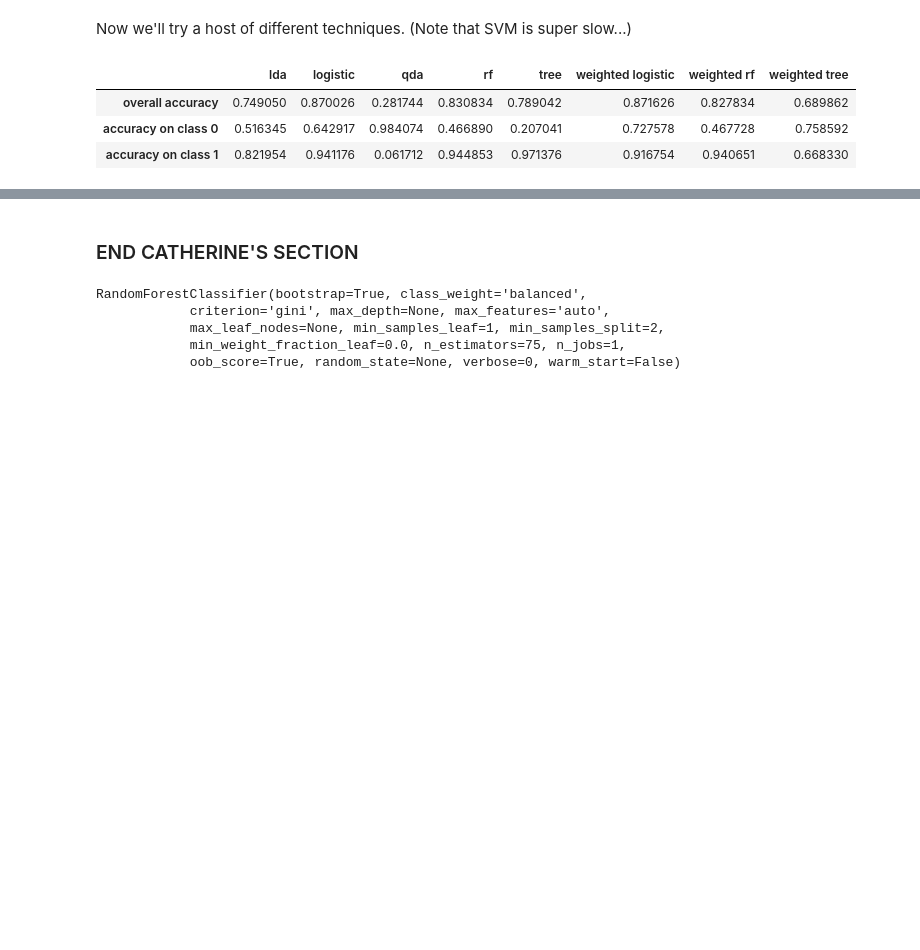
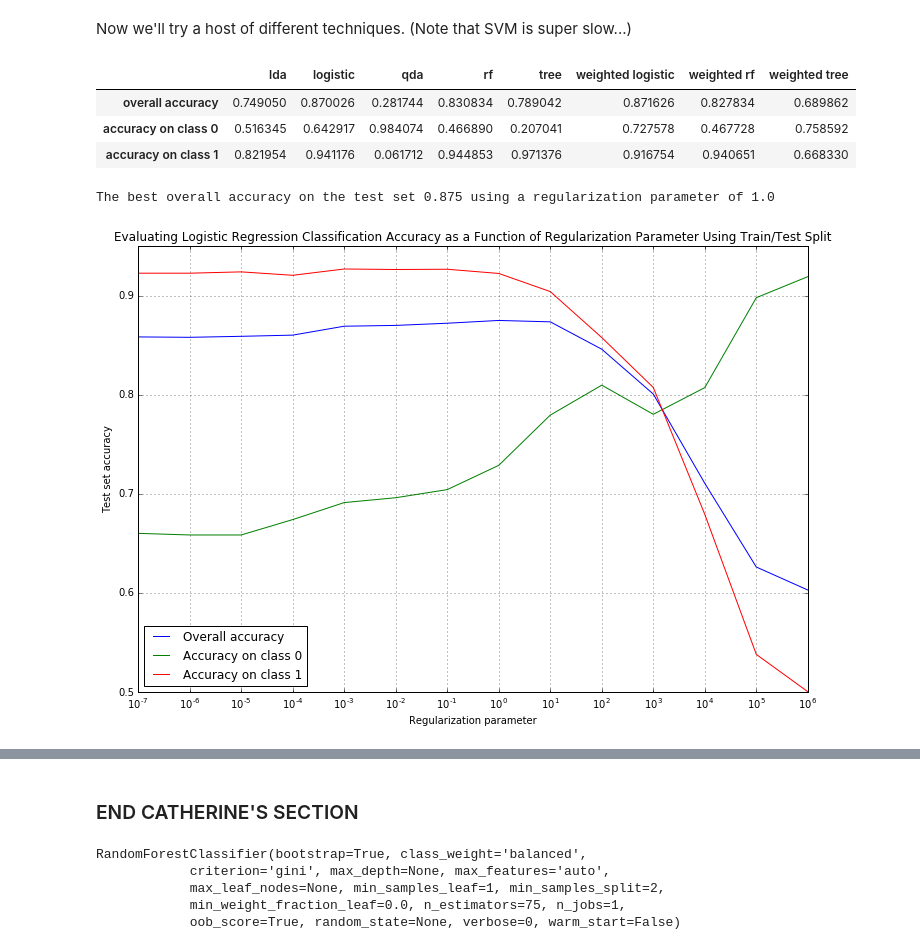
Before and after one commit to russellkune/cs109project, a Jupyter notebook: SentimentAnalysis_CL.ipynb, the cells around one changed output, grey strips where cells are left out. Cells and saved outputs as stored; diff of their text form; code cells hidden in the pictures; blank space fills up the shorter version.

```diff
--- a/SentimentAnalysis_CL.ipynb
+++ b/SentimentAnalysis_CL.ipynb
@@ -279,3 +279,39 @@ score_df
 | overall accuracy | 0.749050 | 0.870026 | 0.281744 | 0.830834 | 0.789042 | 0.871626 | 0.827834 | 0.689862 |
 | accuracy on class 0 | 0.516345 | 0.642917 | 0.984074 | 0.466890 | 0.207041 | 0.727578 | 0.467728 | 0.758592 |
 | accuracy on class 1 | 0.821954 | 0.941176 | 0.061712 | 0.944853 | 0.971376 | 0.916754 | 0.940651 | 0.668330 |
+# %%
+# DEVELOPING THE LOGISTIC MODEL -- LET'S TUNE!
+
+params = np.arange(-7, 7, 1)
+accuracies = []
+class0_acc = []
+class1_acc = []
+
+for c in params:
+
+    weighted_logistic = LogisticRegression(class_weight='balanced', C=10.0**-c) # uses L2 regularization (harsher) by default
+    # Note that C in sklearn is 1/lambda, where lambda is the regularization parameter
+    weighted_logistic.fit(x_train, y_train)
+    test_scores = score(weighted_logistic, x_test, y_test)
+
+    accuracies.append(test_scores[0])
+    class0_acc.append(test_scores[1])
+    class1_acc.append(test_scores[2])
+
+best_param = 10.0**params[np.argmax(accuracies)]
+best_mean_cv_acc = np.max(accuracies)
+# %%
+print "The best overall accuracy on the test set", round(best_mean_cv_acc, 4), "using a regularization parameter of", best_param
+
+# Plot our testing and training accuracy as a function of regularization
+plt.figure(figsize=(12, 8))
+plt.semilogx(10.0**params, accuracies, label = 'Overall accuracy')
+plt.semilogx(10.0**params, class0_acc, label = "Accuracy on class 0")
+plt.semilogx(10.0**params, class1_acc, label = "Accuracy on class 1")
+plt.xlabel('Regularization parameter'); plt.ylabel('Test set accuracy')
+plt.title('Evaluating Logistic Regression Classification Accuracy as a Function of Regularization Parameter Using Train/Test Split')
+plt.legend(loc='best')
+plt.grid()
+# %% [output]
+The best overall accuracy on the test set 0.875 using a regularization parameter of 1.0
+[figure, added]
```
Also changed, not shown: parts of 2 cells of this notebook.
